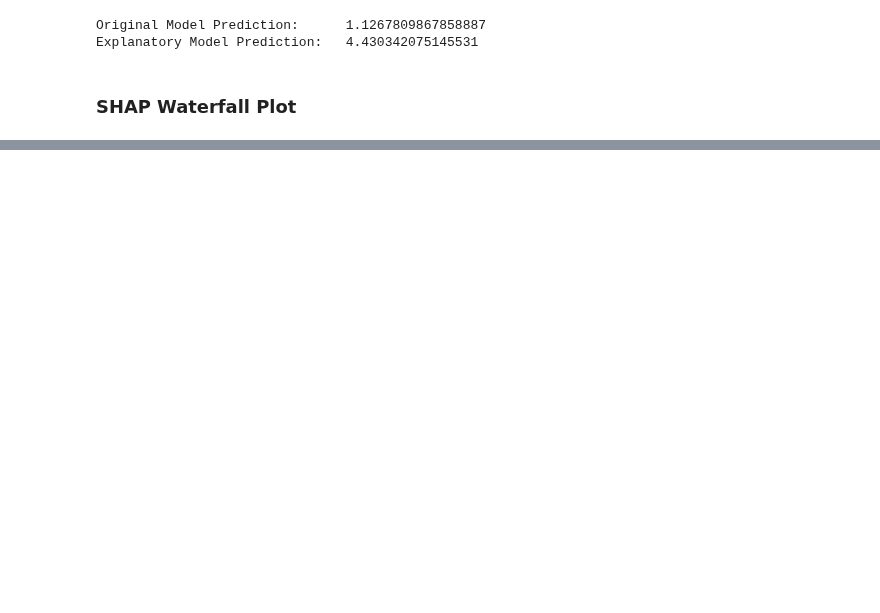
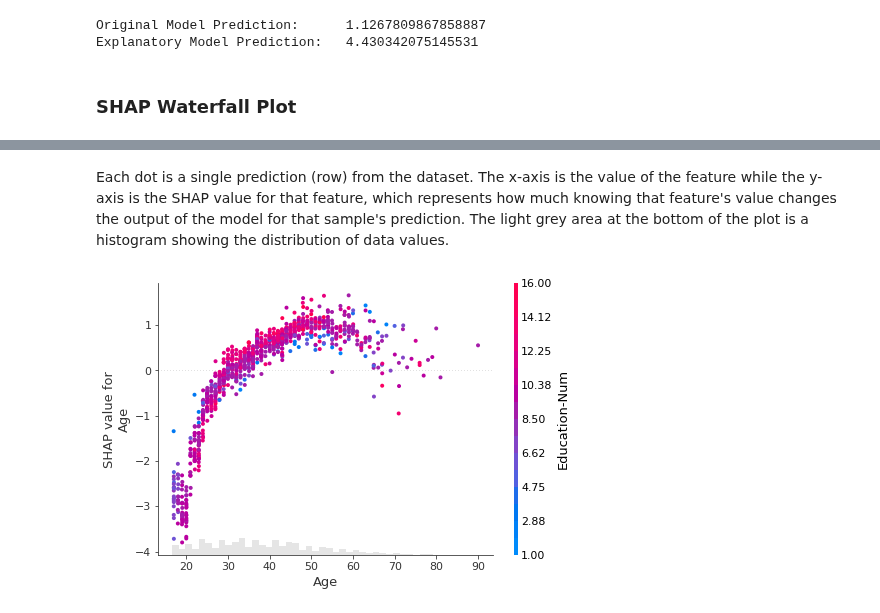
Before and after one commit to rrwabina/RADI608, a Jupyter notebook: Group Readings/Assignment 1/scripts/SHAP Plots.ipynb, the cells around one changed output, grey strips where cells are left out. Saved outputs shown, nothing was run; the diff lists cells and outputs as text; code cells hidden in the pictures; blank space fills up the shorter version.

```diff
--- a/Group Readings/Assignment 1/scripts/SHAP Plots.ipynb
+++ b/Group Readings/Assignment 1/scripts/SHAP Plots.ipynb
@@ -94,21 +97,21 @@ The consistency property states that if a model changes in such a way that the m
 
 Consistency indicates that if a model changes such that some features’ contribution increases or stays the same regardless of the other inputs, that input's attribution should not decrease.
 # %%
-X_train, X_test, Y_train, Y_test = train_test_split(*shap.datasets.iris(), test_size = 0.2, random_state = 0)
+X_train, X_test, Y_train, Y_test = train_test_split(*shap.datasets.iris(), test_size = 0.2, random_state = 42)
 
 svm = sklearn.svm.SVC(kernel = 'rbf', probability = True)
 svm.fit(X_train, Y_train)
 svm_predictions = svm.predict_proba(X_test)
 
-knn = KNeighborsClassifier(3)
-knn.fit(X_train, Y_train)
-knn_predictions = knn.predict_proba(X_test)
+xgb = XGBClassifier()
+xgb.fit(X_train, Y_train)
+xgb_predictions = xgb.predict_proba(X_test)
 
 explainer_svm = shap.KernelExplainer(model = svm.predict_proba, data = X_train)
-explainer_knn = shap.KernelExplainer(model = knn.predict_proba, data = X_train)
+explainer_xgb = shap.KernelExplainer(model = xgb.predict_proba, data = X_train)
 
 shap_values_svm = explainer_svm.shap_values(X = X_test)
-shap_values_knn = explainer_knn.shap_values(X = X_test)
+shap_values_xgb = explainer_xgb.shap_values(X = X_test)
 # %% [output]
 Using 120 background data samples could cause slower run times. Consider using shap.sample(data, K) or shap.kmeans(data, K) to summarize the background as K samples.
 Using 120 background data samples could cause slower run times. Consider using shap.sample(data, K) or shap.kmeans(data, K) to summarize the background as K samples.
@@ -131,0 +179,6 @@ Explanatory Model Prediction:   4.430342075145531
+# %% [markdown]
+Each dot is a single prediction (row) from the dataset. The x-axis is the value of the feature while the y-axis is the SHAP value for that feature, which represents how much knowing that feature's value changes the output of the model for that sample's prediction. The light grey area at the bottom of the plot is a histogram showing the distribution of data values.
+# %%
+shap.plots.scatter(shap_values[:, 'Age'], color = shap_values)
+# %% [output]
+[figure, added]
```
Also changed, not shown: parts of 8 cells of this notebook, 2 other files.
